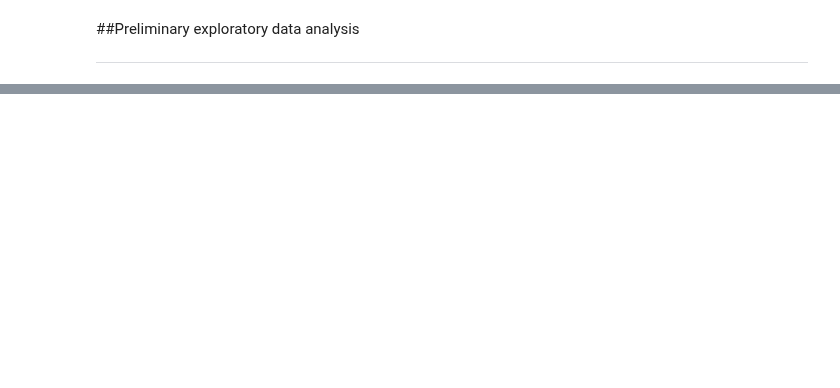
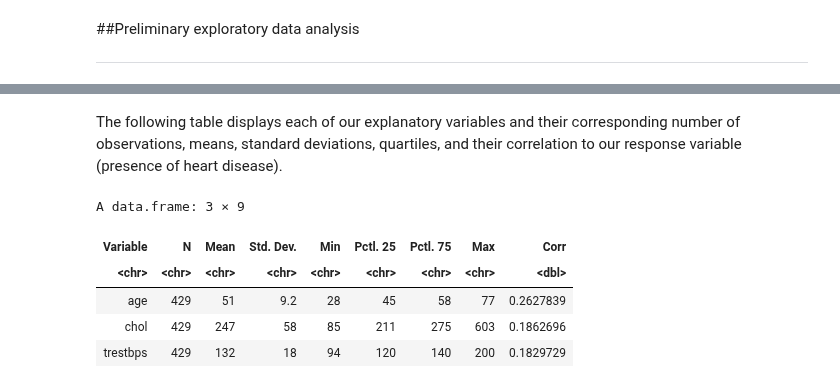
Before and after one commit to xonew/DSCI-100-002-Group-26, a Jupyter notebook: proposal.ipynb, the cells around one changed output, grey strips where cells are left out. Cells and saved outputs as stored; diff of their text form; code cells hidden in the pictures; blank space fills up the shorter version.

```diff
--- a/proposal.ipynb
+++ b/proposal.ipynb
@@ -30,0 +77,12 @@ We will use scatterplots to show the correlations between blood pressure (on the
+# %% [markdown]
+The following table displays each of our explanatory variables and their corresponding number of observations, means, standard deviations, quartiles, and their correlation to our response variable (presence of heart disease).
+# %%
+Corr <- c(polyserial(heart_data$age, heart_data$num) , polyserial(heart_data$chol, heart_data$num), polyserial(heart_data$trestbps, heart_data$num))
+heart_train |> sumtable(vars = c("age", "chol", "trestbps"), out='return') |> cbind(Corr)
+# %% [output]
+A data.frame: 3 × 9
+| Variable | N | Mean | Std. Dev. | Min | Pctl. 25 | Pctl. 75 | Max | Corr |
+| <chr> | <chr> | <chr> | <chr> | <chr> | <chr> | <chr> | <chr> | <dbl> |
+| age | 429 | 51 | 9.2 | 28 | 45 | 58 | 77 | 0.2627839 |
+| chol | 429 | 247 | 58 | 85 | 211 | 275 | 603 | 0.1862696 |
+| trestbps | 429 | 132 | 18 | 94 | 120 | 140 | 200 | 0.1829729 |
```
Also changed, not shown: parts of 10 cells of this notebook.
